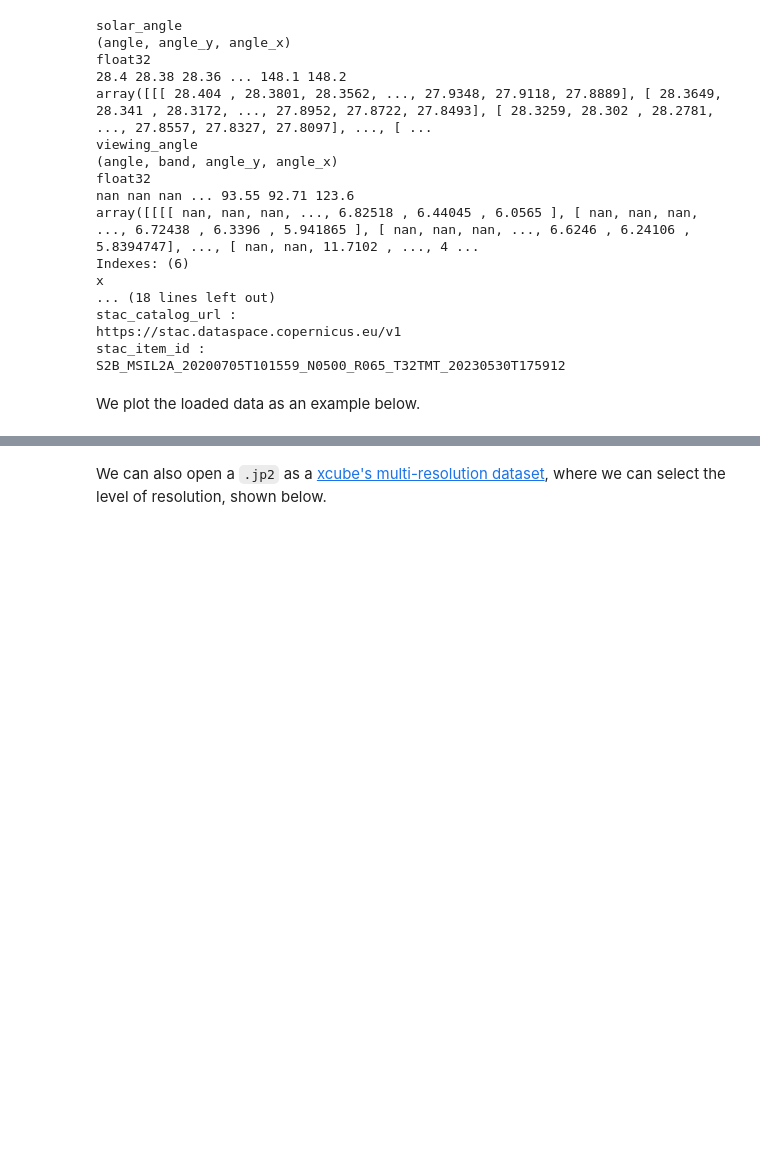
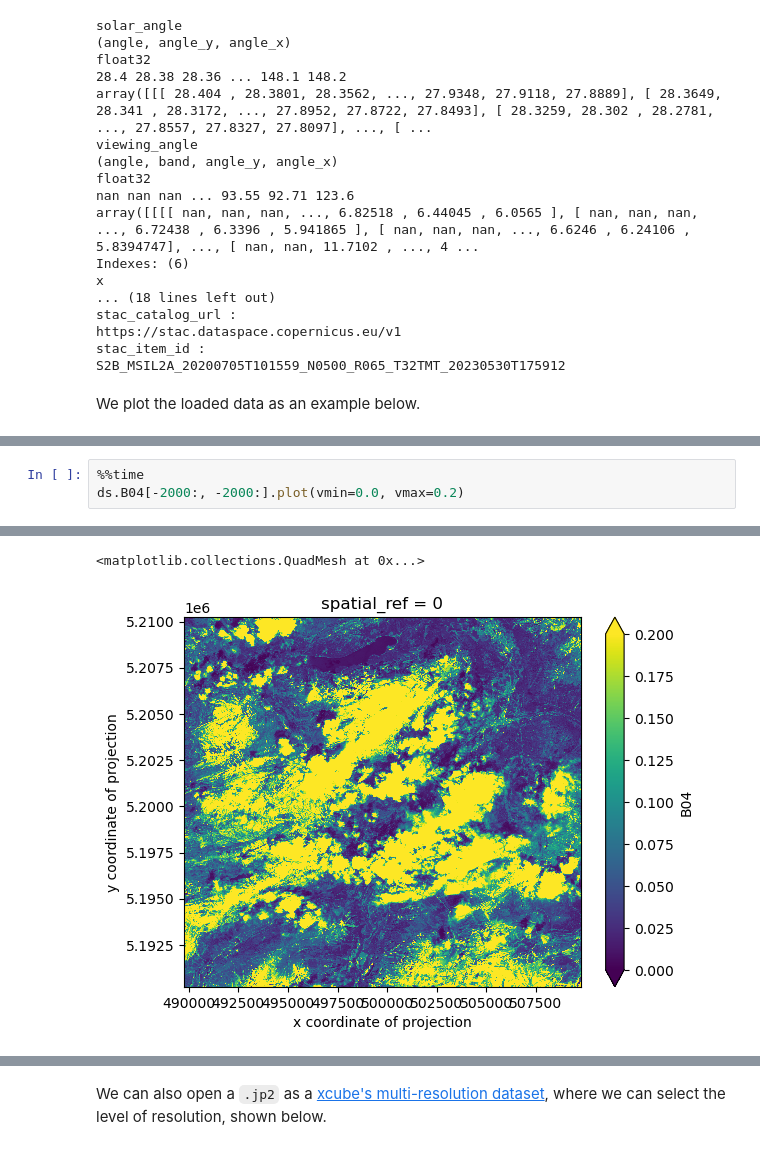
Before and after one commit to xcube-dev/xcube-stac, a Jupyter notebook: examples/notebooks/cdse_sentinel_2.ipynb, the cells around one changed output, grey strips where cells are left out. Drawn from its saved outputs; the diff is of its cells as text; blank space fills up the shorter version.

```diff
--- a/examples/notebooks/cdse_sentinel_2.ipynb
+++ b/examples/notebooks/cdse_sentinel_2.ipynb
@@ -348,0 +393,4 @@ We plot the loaded data as an example below.
+# %%
+%%time
+ds.B04[-2000:, -2000:].plot(vmin=0.0, vmax=0.2)
+# %% [output]
@@ -349,3 +399,5 @@ We plot the loaded data as an example below.
+<matplotlib.collections.QuadMesh at 0x...>
+[figure, added]
 # %%
 %%time
 ds.B04[::10, ::10].plot(vmin=0.0, vmax=0.2)
```
Also changed, not shown: parts of 11 cells of this notebook, 18 other files.
